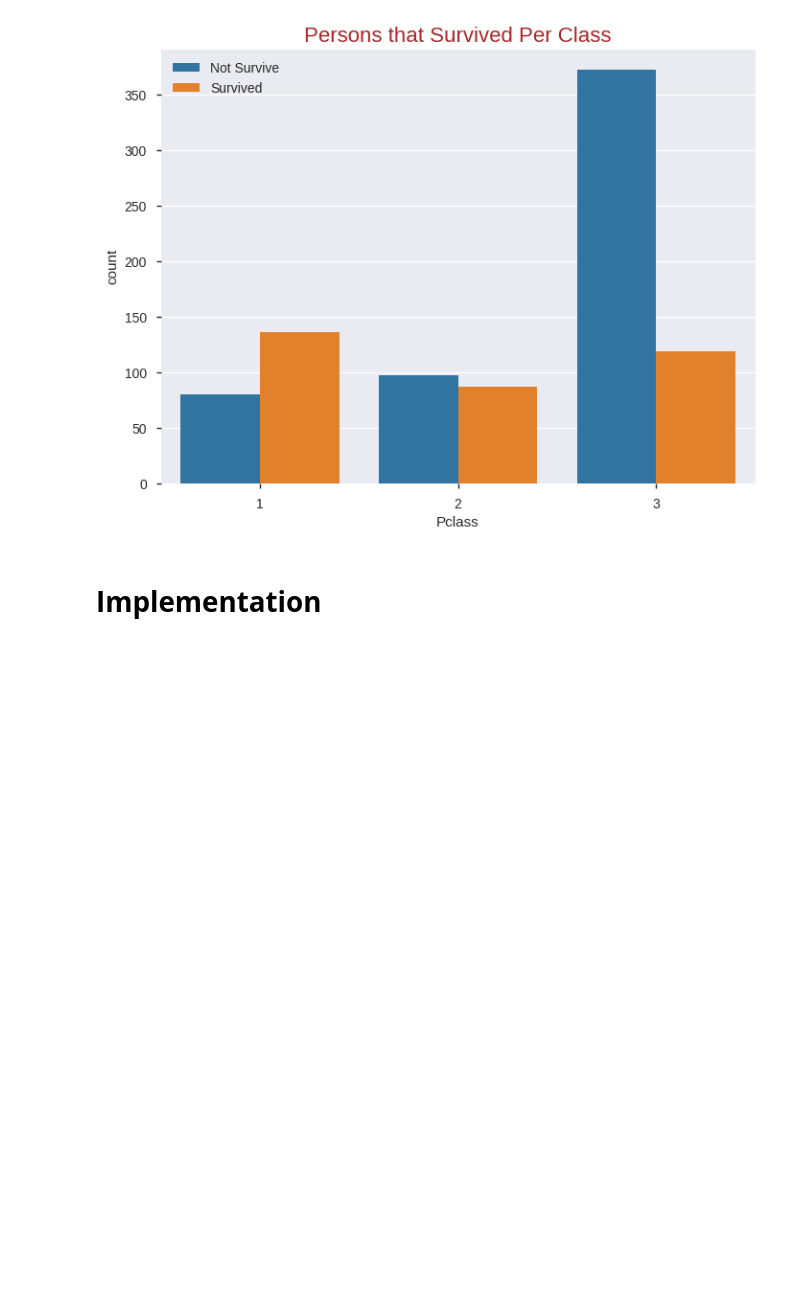
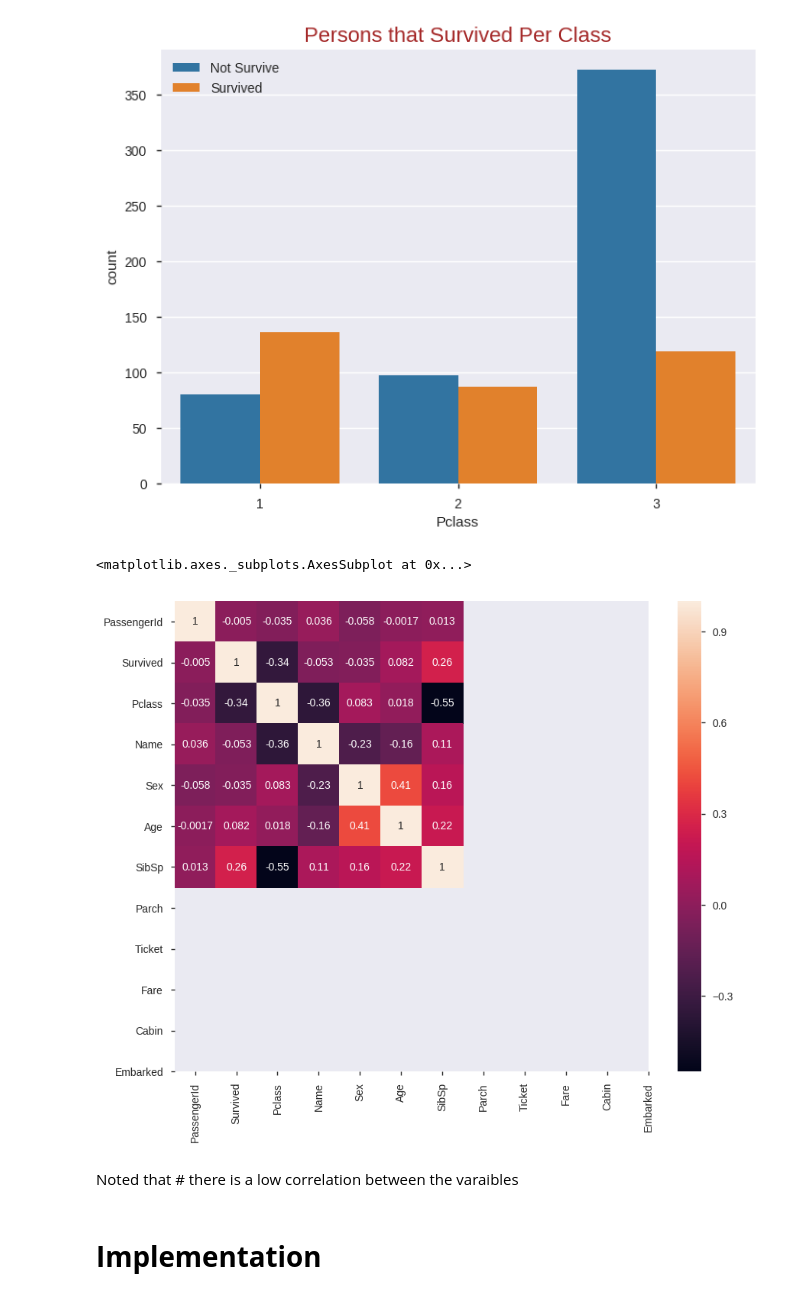
Before and after one commit to codybaraks/WEEK-9-INDEPENDENT-PROJECT, a Jupyter notebook: Week_9_Independent_Project.ipynb, the cells around one changed output. Cells and saved outputs as stored; diff of their text form; code cells hidden in the pictures; blank space fills up the shorter version.

```diff
--- a/Week_9_Independent_Project.ipynb
+++ b/Week_9_Independent_Project.ipynb
@@ -302,6 +302,19 @@ plt.title('Persons that Survived Per Class', fontsize=16, color='brown')
 plt.show();
 # %% [output]
 [figure]
+# %%
+# Heatmap
+f, ax = plt.subplots(figsize=(10, 8))
+corr = data.corr()
+sns.heatmap(corr,
+          xticklabels=data.columns.values,
+          yticklabels=data.columns.values,
+         annot = True)
+# %% [output]
+<matplotlib.axes._subplots.AxesSubplot at 0x...>
+[figure, added]
+# %% [markdown]
+Noted that # there is a  low correlation  between the varaibles
 # %% [markdown]
 # **Implementation**
 # %% [markdown]
```
Also changed, not shown: parts of 18 cells of this notebook.
